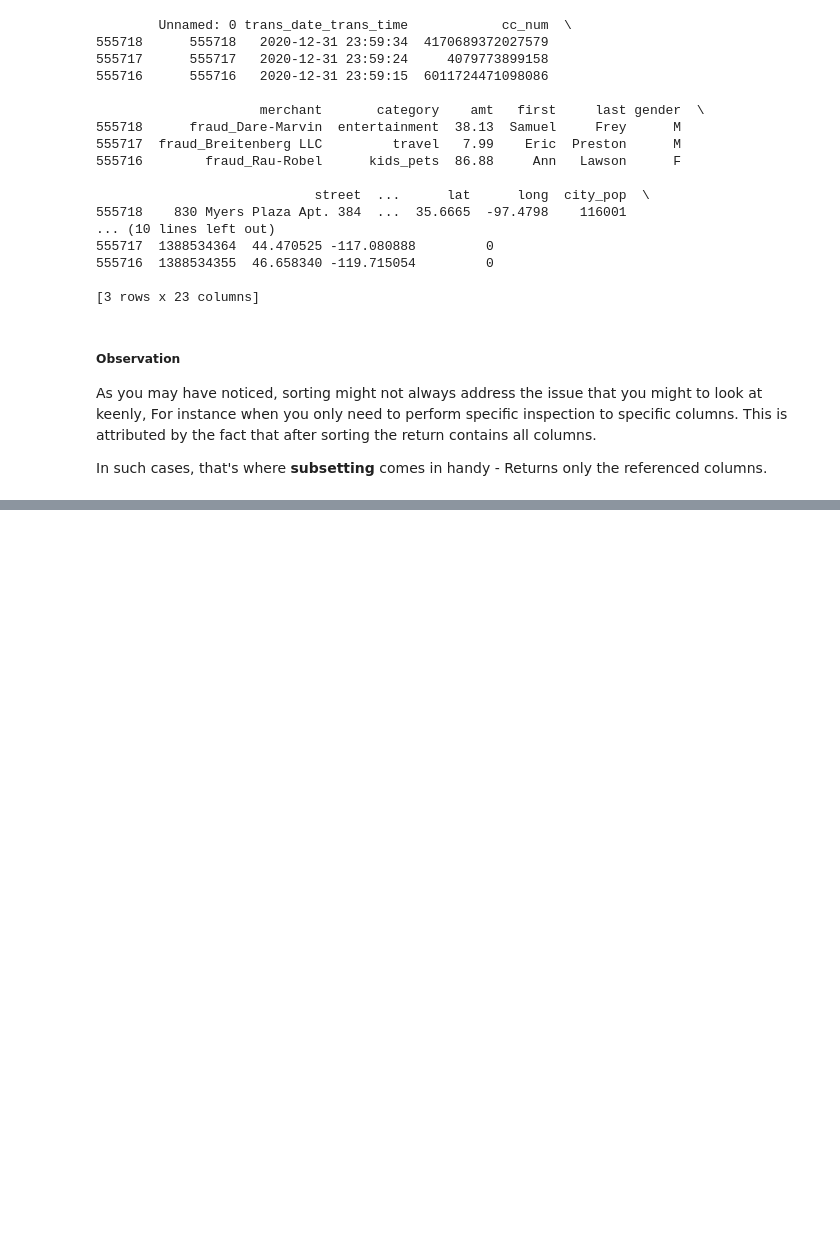
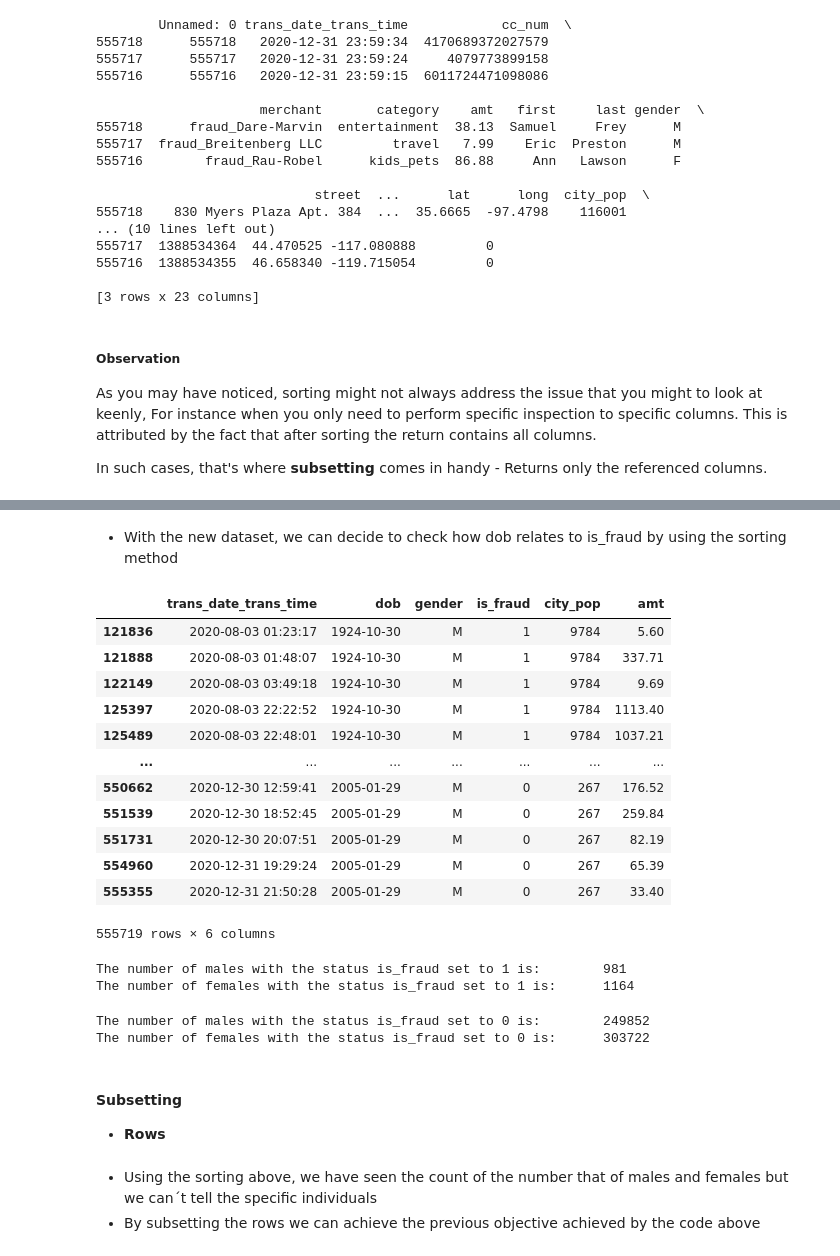
Before and after one commit to ElfCoon/Pandas---Refresher, a Jupyter notebook: Intro-to-Pandas-DataFrames.ipynb, the cells around one changed output, grey strips where cells are left out. Saved outputs shown, nothing was run; the diff lists cells and outputs as text; code cells hidden in the pictures; blank space fills up the shorter version.

```diff
--- a/Intro-to-Pandas-DataFrames.ipynb
+++ b/Intro-to-Pandas-DataFrames.ipynb
@@ -240,0 +277,12 @@ In such cases, that's where **subsetting** comes in handy - Returns only the ref
+# %%
+"""Create a dataframe that contains the following columns:
+- trans_date_trans_time
+-  dob
+-  gender
+-  is_fraud """
+
+new_data = data[["trans_date_trans_time", "dob", "gender", "is_fraud", "city_pop", "amt"]]
+
+print("Below is our new dataset that has specific features that we need: \n \n")
+
+print(new_data.head(25))
@@ -240,0 +307,46 @@ In such cases, that's where **subsetting** comes in handy - Returns only the ref
+# %% [markdown]
+- With the new dataset, we can decide to check how dob relates to is_fraud by using the sorting method
+# %%
+sorted_new_data = new_data.sort_values(["dob", "is_fraud"], ascending=[True, False])
+sorted_new_data
+# %% [output]
+|  | trans_date_trans_time | dob | gender | is_fraud | city_pop | amt |
+| 121836 | 2020-08-03 01:23:17 | 1924-10-30 | M | 1 | 9784 | 5.60 |
+| 121888 | 2020-08-03 01:48:07 | 1924-10-30 | M | 1 | 9784 | 337.71 |
+| 122149 | 2020-08-03 03:49:18 | 1924-10-30 | M | 1 | 9784 | 9.69 |
+| 125397 | 2020-08-03 22:22:52 | 1924-10-30 | M | 1 | 9784 | 1113.40 |
+| 125489 | 2020-08-03 22:48:01 | 1924-10-30 | M | 1 | 9784 | 1037.21 |
+| ... | ... | ... | ... | ... | ... | ... |
+| 550662 | 2020-12-30 12:59:41 | 2005-01-29 | M | 0 | 267 | 176.52 |
+| 551539 | 2020-12-30 18:52:45 | 2005-01-29 | M | 0 | 267 | 259.84 |
+| 551731 | 2020-12-30 20:07:51 | 2005-01-29 | M | 0 | 267 | 82.19 |
+| 554960 | 2020-12-31 19:29:24 | 2005-01-29 | M | 0 | 267 | 65.39 |
+| 555355 | 2020-12-31 21:50:28 | 2005-01-29 | M | 0 | 267 | 33.40 |
+555719 rows × 6 columns
+# %%
+# Checking out the number of F to M with value is_fraud as 1
+
+male_count = new_data[(new_data["gender"]=='M') & (new_data["is_fraud"]==1)].shape[0]
+female_count = new_data[(new_data["gender"]=='F') & (new_data["is_fraud"]==1)].shape[0]
+
+print(f"The number of males with the status is_fraud set to 1 is: \t {male_count}")
+print(f"The number of females with the status is_fraud set to 1 is: \t {female_count}")
+# %% [output]
+The number of males with the status is_fraud set to 1 is:        981
+The number of females with the status is_fraud set to 1 is:      1164
+# %%
+# Checking out the number of F to M with value is_fraud as 0
+male_count = new_data[(new_data["gender"]=='M') & (new_data["is_fraud"]==0)].shape[0]
+female_count = new_data[(new_data["gender"]=='F') & (new_data["is_fraud"]==0)].shape[0]
+
+print(f"The number of males with the status is_fraud set to 0 is: \t {male_count}")
+print(f"The number of females with the status is_fraud set to 0 is: \t {female_count}")
+# %% [output]
+The number of males with the status is_fraud set to 0 is:        249852
+The number of females with the status is_fraud set to 0 is:      303722
+# %% [markdown]
+#### Subsetting
+- **Rows**
+# %% [markdown]
+- Using the sorting above, we have seen the count of the number that of males and females but we can´t tell the specific individuals
+- By subsetting the rows we can achieve the previous objective achieved by the code above
```
Also changed, not shown: parts of 20 cells of this notebook.
